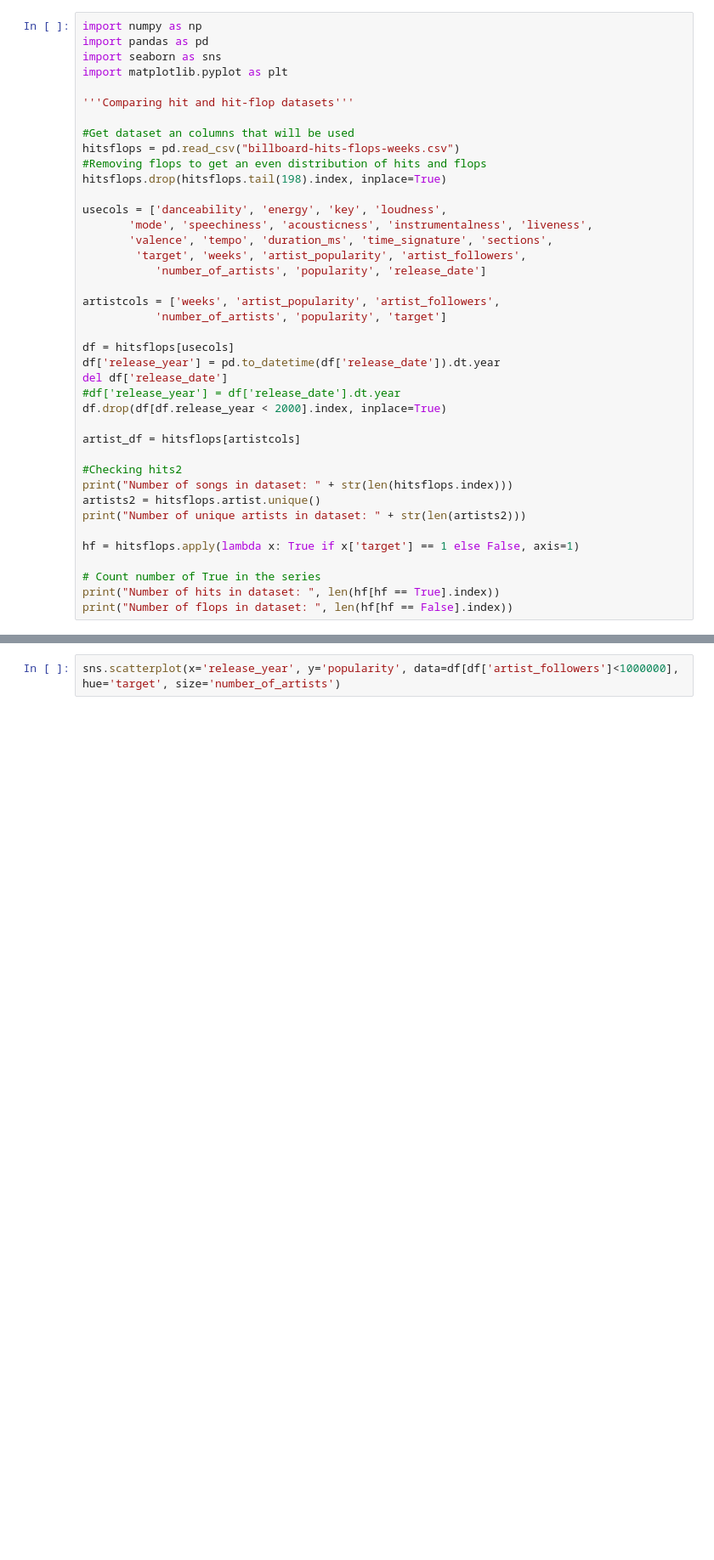
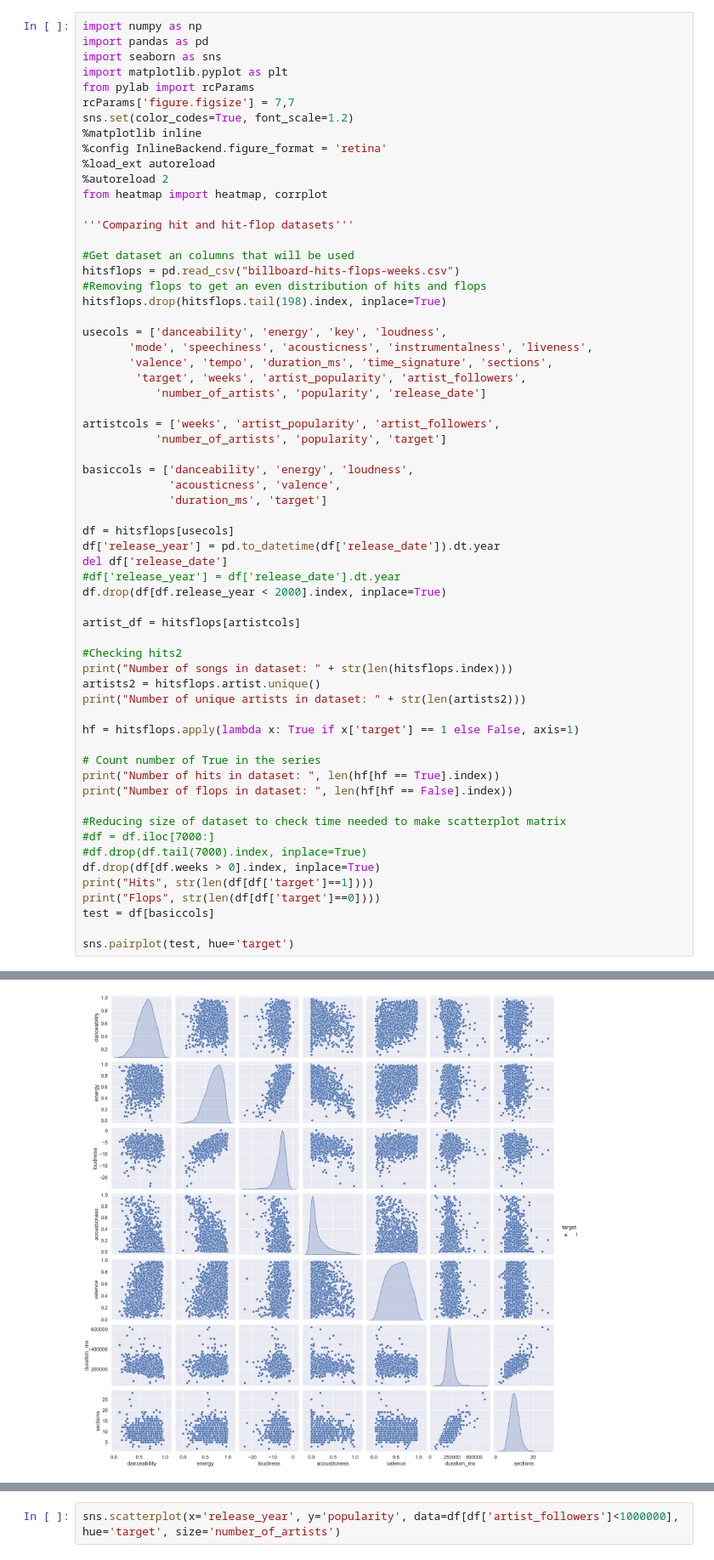
Before and after one commit to eskilrr/tdt4173, a Jupyter notebook: Notebook/Data_Visualization.ipynb, the cells around one changed output, grey strips where cells are left out. Shown at 85% size. Drawn from its saved outputs; the diff is of its cells as text; blank space fills up the shorter version.

```diff
--- a/Notebook/Data_Visualization.ipynb
+++ b/Notebook/Data_Visualization.ipynb
@@ -3,6 +3,14 @@ import numpy as np
 import pandas as pd
 import seaborn as sns
 import matplotlib.pyplot as plt
+from pylab import rcParams
+rcParams['figure.figsize'] = 7,7
+sns.set(color_codes=True, font_scale=1.2)
+%matplotlib inline
+%config InlineBackend.figure_format = 'retina'
+%load_ext autoreload
+%autoreload 2
+from heatmap import heatmap, corrplot
 
 '''Comparing hit and hit-flop datasets'''
 
@@ -19,6 +27,10 @@ usecols = ['danceability', 'energy', 'key', 'loudness',
 
 artistcols = ['weeks', 'artist_popularity', 'artist_followers',
            'number_of_artists', 'popularity', 'target']
+
+basiccols = ['danceability', 'energy', 'loudness',
+             'acousticness', 'valence',
+             'duration_ms', 'target']
 
 df = hitsflops[usecols]
 df['release_year'] = pd.to_datetime(df['release_date']).dt.year
@@ -38,4 +50,14 @@ hf = hitsflops.apply(lambda x: True if x['target'] == 1 else False, axis=1)
 # Count number of True in the series
 print("Number of hits in dataset: ", len(hf[hf == True].index))
 print("Number of flops in dataset: ", len(hf[hf == False].index))
+
+#Reducing size of dataset to check time needed to make scatterplot matrix
+#df = df.iloc[7000:]
+#df.drop(df.tail(7000).index, inplace=True)
+df.drop(df[df.weeks > 0].index, inplace=True)
+print("Hits", str(len(df[df['target']==1])))
+print("Flops", str(len(df[df['target']==0])))
+test = df[basiccols]
+
+sns.pairplot(test, hue='target')
 # %% [output]
@@ -43,3 +87,4 @@ FileNotFoundError: [Errno 2] No such file or directory: 'billboard-hits-flops-we
+[figure, added]
 # %%
 sns.set_theme(style="ticks")
 sns.displot(x=df['key'], data=df, hue='key', palette=sns.color_palette("husl", 12))
```
Also changed, not shown: parts of 7 cells of this notebook, 14 other files.
